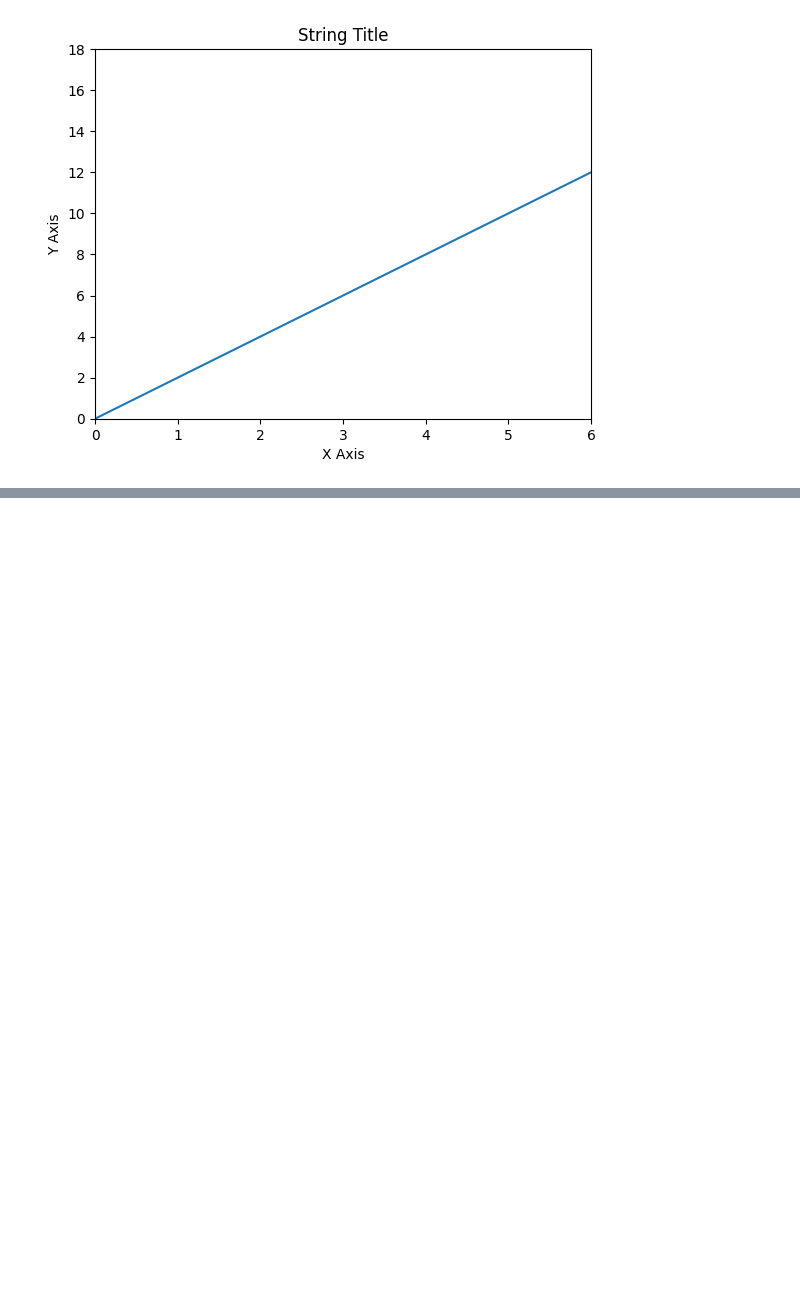
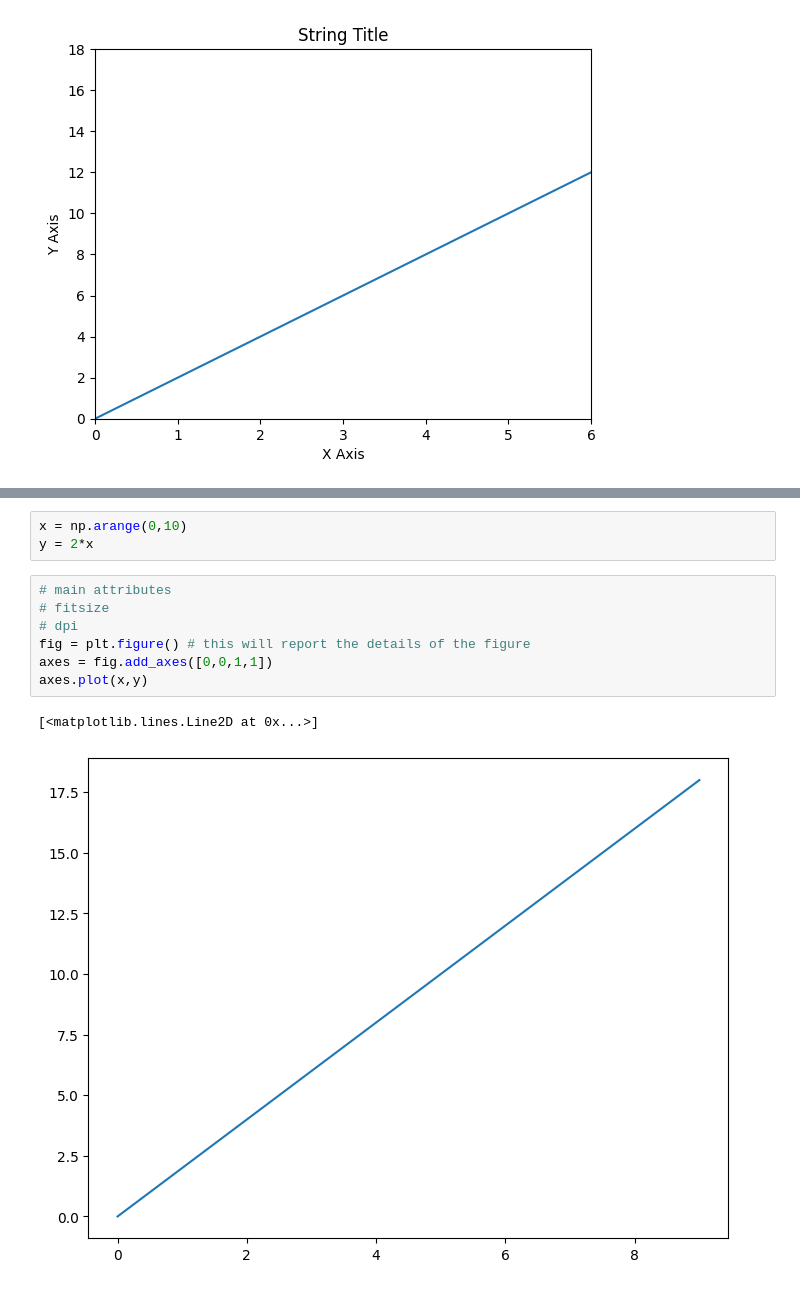
Before and after one commit to RagnarOkayy/DataAnalysisPython, a Jupyter notebook: UdemyMatPlotLib.ipynb, the cells around one changed output, grey strips where cells are left out. Drawn from its saved outputs; the diff is of its cells as text; blank space fills up the shorter version.

```diff
--- a/UdemyMatPlotLib.ipynb
+++ b/UdemyMatPlotLib.ipynb
@@ -28,0 +52,13 @@ plt.savefig('myfirstplot.png') # this will save as png
+# %%
+x = np.arange(0,10)
+y = 2*x
+# %%
+# main attributes
+# fitsize
+# dpi
+fig = plt.figure() # this will report the details of the figure
+axes = fig.add_axes([0,0,1,1])
+axes.plot(x,y)
+# %% [output]
+[<matplotlib.lines.Line2D at 0x...>]
+[figure, added]
```
Also changed, not shown: parts of 25 cells of this notebook, 3 other files.
